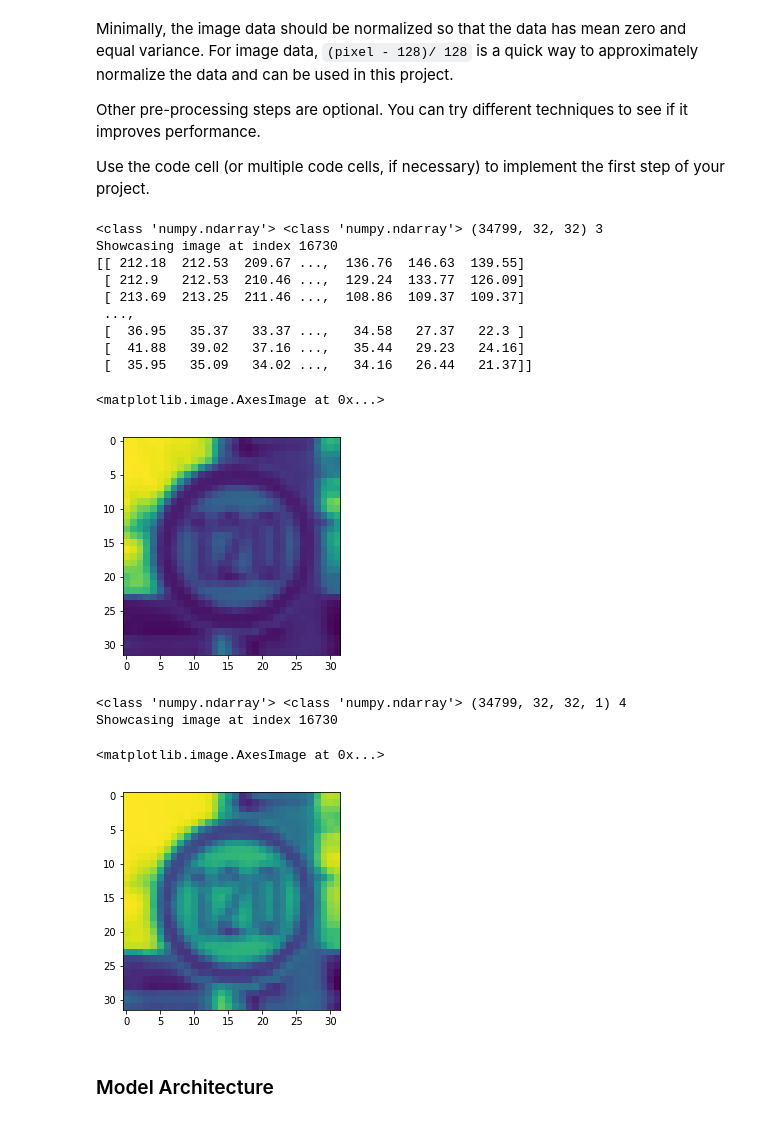
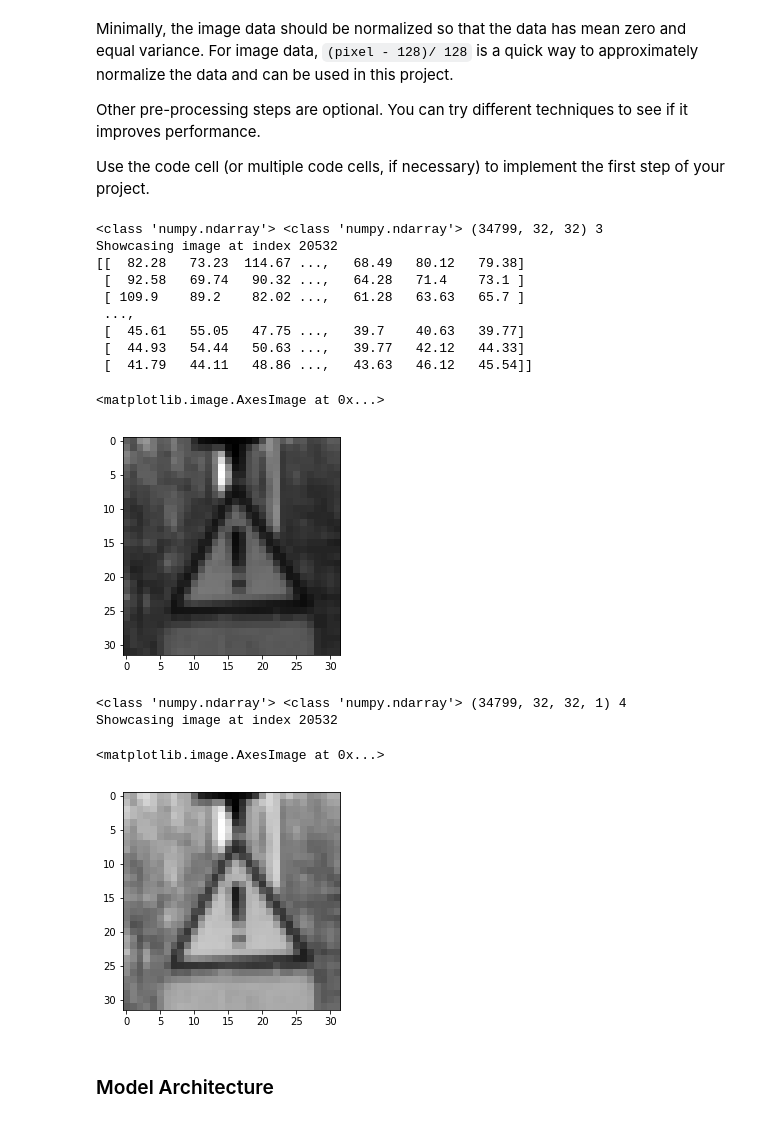
Before and after one commit to sameerppatil/traffic-sign-classifier, a Jupyter notebook: Traffic_Sign_Classifier.ipynb, the cells around one changed output. Cells and saved outputs as stored; diff of their text form; code cells hidden in the pictures.

```diff
--- a/Traffic_Sign_Classifier.ipynb
+++ b/Traffic_Sign_Classifier.ipynb
@@ -205,48 +191,48 @@ print (type(X_train_grayscale[rand_idx]), type(X_train_grayscale), X_train_grays
 image = X_train_grayscale[rand_idx].squeeze()
 print ("Showcasing image at index %s" % rand_idx)
 print (X_train_grayscale[rand_idx])
-plt.imshow(image)
+plt.imshow(image, cmap='gray')
 # %% [output]
 <class 'numpy.ndarray'> <class 'numpy.ndarray'> (34799, 32, 32) 3
-Showcasing image at index 16730
-[[ 212.18  212.53  209.67 ...,  136.76  146.63  139.55]
- [ 212.9   212.53  210.46 ...,  129.24  133.77  126.09]
- [ 213.69  213.25  211.46 ...,  108.86  109.37  109.37]
+Showcasing image at index 20532
+[[  82.28   73.23  114.67 ...,   68.49   80.12   79.38]
+ [  92.58   69.74   90.32 ...,   64.28   71.4    73.1 ]
+ [ 109.9    89.2    82.02 ...,   61.28   63.63   65.7 ]
  ...,
- [  36.95   35.37   33.37 ...,   34.58   27.37   22.3 ]
- [  41.88   39.02   37.16 ...,   35.44   29.23   24.16]
- [  35.95   35.09   34.02 ...,   34.16   26.44   21.37]]
+ [  45.61   55.05   47.75 ...,   39.7    40.63   39.77]
+ [  44.93   54.44   50.63 ...,   39.77   42.12   44.33]
+ [  41.79   44.11   48.86 ...,   43.63   46.12   45.54]]
 <matplotlib.image.AxesImage at 0x...>
-[figure, old version]
+[figure, new version]
 # %%
 # http://scikit-image.org/docs/dev/auto_examples/color_exposure/plot_equalize.html
 from skimage import exposure
 
 # Normalize the image here
 X_train_normalized = (X_train_grayscale[:] - 128) / 128
 X_valid_normalized = (X_valid_grayscale[:] - 128) / 128
 X_test_normalized = (X_test_grayscale[:] - 128) / 128
 
 X_train_normalized = exposure.equalize_hist(X_train_normalized)
 X_valid_normalized = exposure.equalize_hist(X_valid_normalized)
 X_test_normalized = exposure.equalize_hist(X_test_normalized)
 
 # Expand the 3 dimension of input array to 4 dimension
 X_train_normalized = np.expand_dims(X_train_normalized, axis=3)
 X_valid_normalized = np.expand_dims(X_valid_normalized, axis=3)
 X_test_normalized = np.expand_dims(X_test_normalized, axis=3)
 
 print (type(X_train_normalized[rand_idx]), type(X_valid_normalized), X_train_normalized.shape, X_train_normalized.ndim)
 
 image = X_train_normalized[rand_idx].squeeze()
 print ("Showcasing image at index %s" % rand_idx)
 # print (X_train_normalized[rand_idx])
-plt.imshow(image)
+plt.imshow(image, cmap='gray')
 # %% [output]
 <class 'numpy.ndarray'> <class 'numpy.ndarray'> (34799, 32, 32, 1) 4
-Showcasing image at index 16730
+Showcasing image at index 20532
 <matplotlib.image.AxesImage at 0x...>
-[figure, old version]
+[figure, new version]
 # %% [markdown]
 ### Model Architecture
 # %%
```
Also changed, not shown: parts of 6 cells of this notebook.
